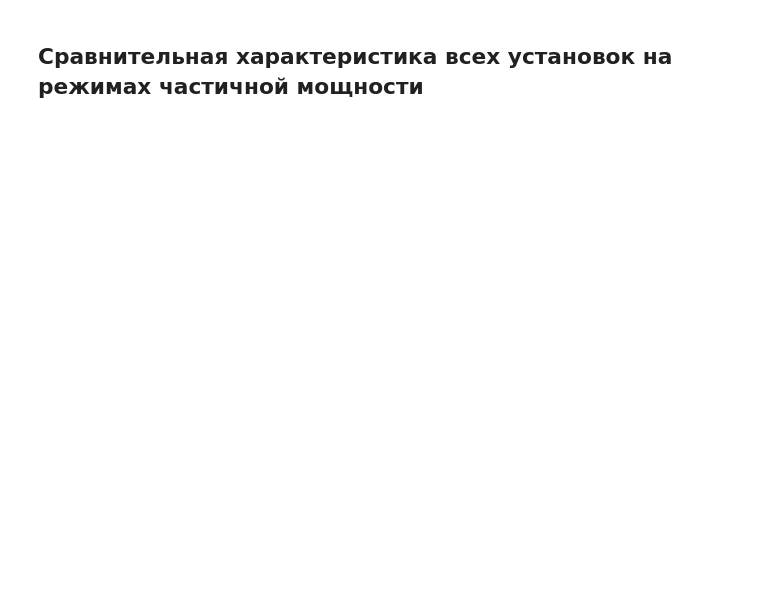
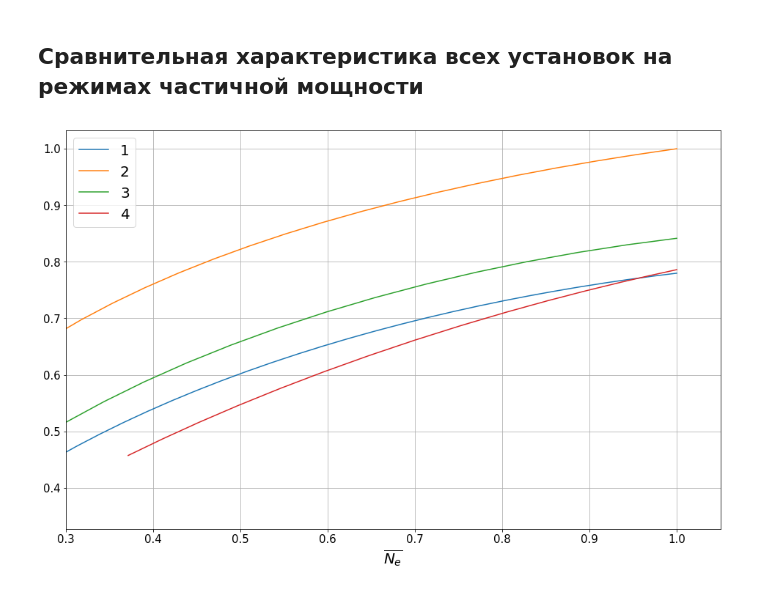
Before and after one commit to Sovianum/cooling-course-project, a Jupyter notebook: notebooks/article/characteristics.ipynb, the cells around one changed output. Saved outputs shown, nothing was run; the diff lists cells and outputs as text; code cells hidden in the pictures; blank space fills up the shorter version.

```diff
--- a/notebooks/article/characteristics.ipynb
+++ b/notebooks/article/characteristics.ipynb
@@ -261,3 +263,10 @@ plt.show()
 # %% [markdown]
 ## Сравнительная характеристика всех установок на режимах частичной мощности
+# %%
+common.plot_rel_comparison([d2n, d2nr, d3n, d3nb], 'eta')
+plt.legend(['1', '2', '3', '4'], loc='best', fontsize=20)
+# plt.title('$Сравнение \ КПД \ установок \ на \ режимах \ частичной \ мощности$', fontsize=24)
+plt.show()
+# %% [output]
+[figure, added]
 # %%
```
Also changed, not shown: parts of 24 cells of this notebook, 21 other files.
